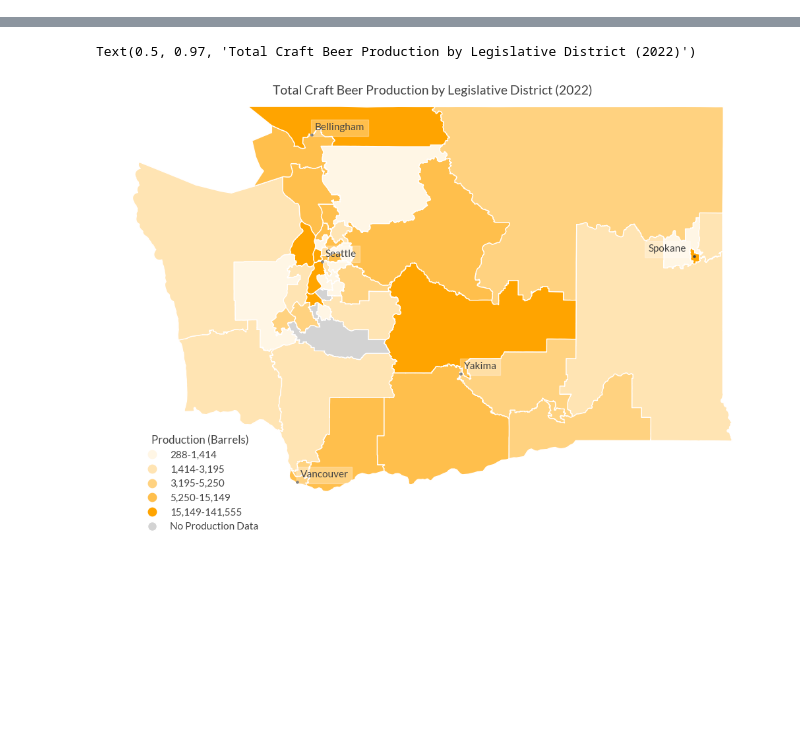
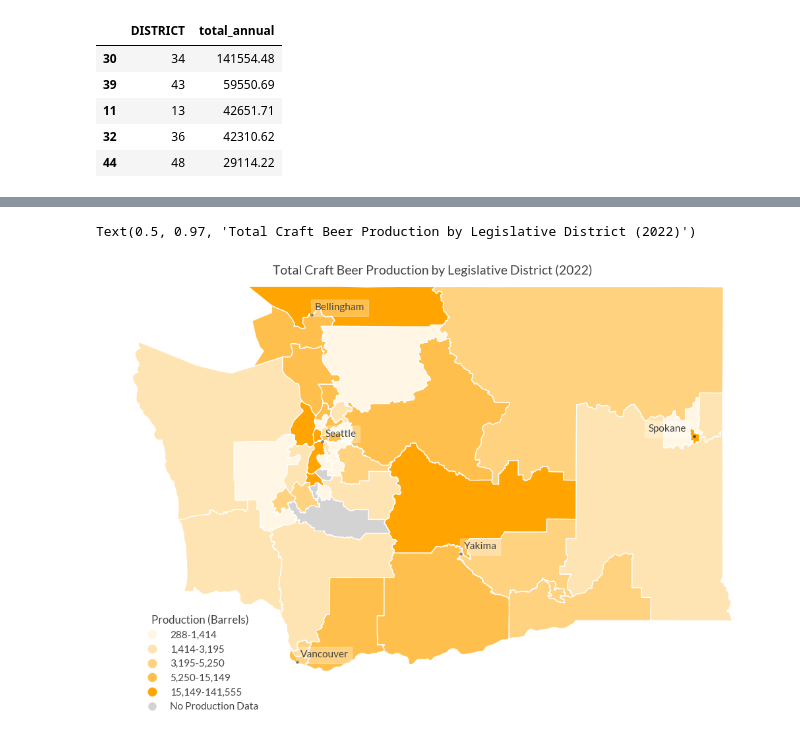
Before and after one commit to mckenzie-maidl/wa-brewers-guild, a Jupyter notebook: brewery_production_choropleth.ipynb, the cells around one changed output, grey strips where cells are left out. Drawn from its saved outputs; the diff is of its cells as text; code cells hidden in the pictures; blank space fills up the shorter version.

```diff
--- a/brewery_production_choropleth.ipynb
+++ b/brewery_production_choropleth.ipynb
@@ -9,15 +9,24 @@ from matplotlib import font_manager
 # %%
 # production data
 prod = pd.read_csv('Data/brewery_production_2022_interpolated.csv')
 
 # use only applicable columns
-cols = ['brewery','latitude','longitude','leg_district','total_annual']
+cols = ['brewery','city','latitude','longitude','leg_district','total_annual']
 prod = prod[cols]
 prod = prod[~prod['total_annual'].isna()]
 
 # sum data by legislative district
 leg_dist_sum = prod[['leg_district','total_annual']].groupby(['leg_district']).sum()
 leg_dist_sum.reset_index(inplace=True)
 
 # rename column for merging
 leg_dist_sum.rename(columns = {'leg_district':'DISTRICT'}, inplace=True)
+
+leg_dist_sum.sort_values(by='total_annual', ascending=False).head()
+# %% [output]
+|  | DISTRICT | total_annual |
+| 30 | 34 | 141554.48 |
+| 39 | 43 | 59550.69 |
+| 11 | 13 | 42651.71 |
+| 32 | 36 | 42310.62 |
+| 44 | 48 | 29114.22 |
```
Also changed, not shown: parts of 5 cells of this notebook, 4 other files.
